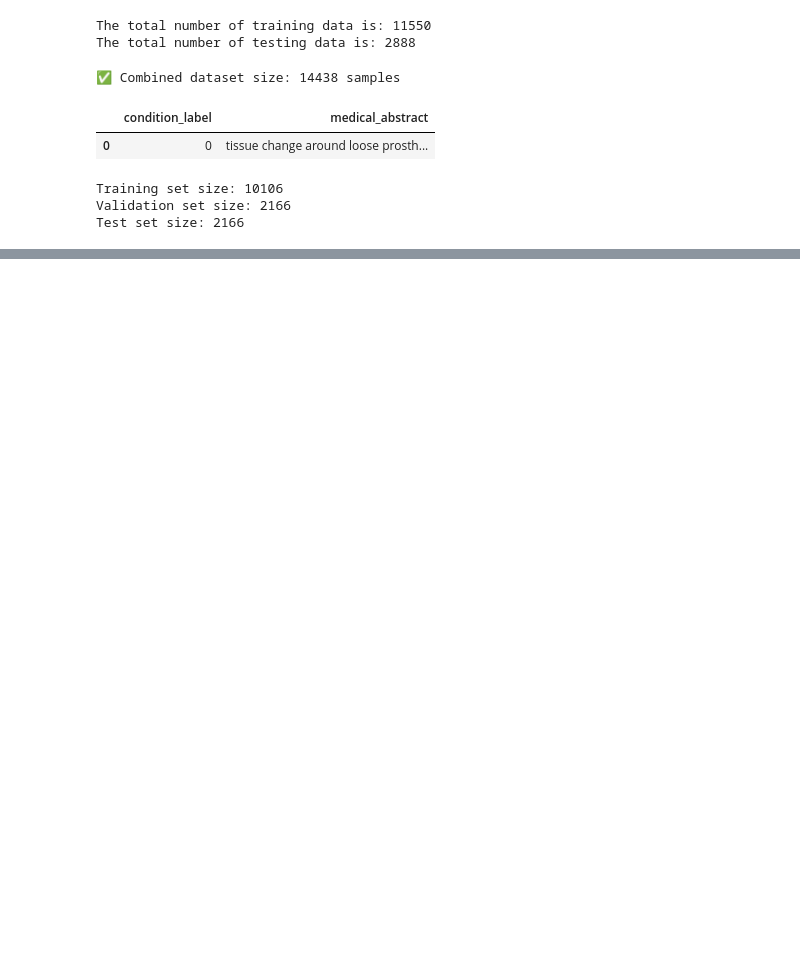
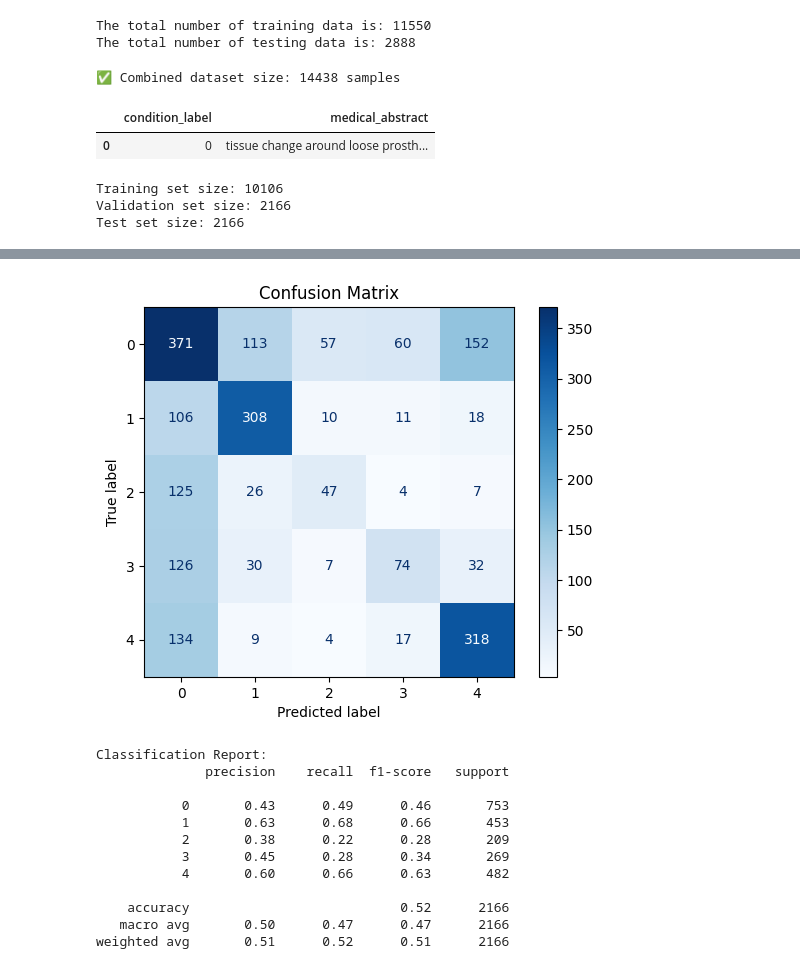
Before and after one commit to Dipkiran/Classifying-Medical-Notes-using-Multiple-Approaches, a Jupyter notebook: NN.ipynb, the cells around one changed output, grey strips where cells are left out. Saved outputs shown, nothing was run; the diff lists cells and outputs as text; code cells hidden in the pictures; blank space fills up the shorter version.

Commit message:
Added confusion matrix and classification report to Neural Network

```diff
--- a/NN.ipynb
+++ b/NN.ipynb
@@ -126,19 +144,28 @@ Best hyperparameters:
 # %%
-from tensorflow.keras.models import Sequential
-from tensorflow.keras.layers import Dense, Dropout
-from tensorflow.keras import regularizers
-
-
 input_dim = X_train.shape[1]
 
 model = Sequential([
-    Dense(128, input_dim=input_dim, kernel_regularizer=regularizers.l2(0.001), activation='relu'),
+    Dense(8, activation='relu', kernel_regularizer=regularizers.l2(0.001),
+          input_shape=(input_dim,)),
     Dropout(0.5),
-    # Dense(64, kernel_regularizer=regularizers.l2(0.001), activation='relu'),
-    # Dropout(0.2),
     Dense(5, activation='softmax')
 ])
-model.compile(loss='categorical_crossentropy', optimizer=Adam(learning_rate=0.001), metrics=['accuracy'])
-model.fit(X_train, y_train, epochs=10, batch_size=16, verbose=1)
+
+# Compile
+model.compile(
+    optimizer=Adam(learning_rate=0.001),
+    loss='categorical_crossentropy',
+    metrics=['accuracy']
+)
+
+# -------------------------------
+# 4. Early stopping
+# -------------------------------
+early_stop = EarlyStopping(
+    monitor='val_loss',
+    patience=5,
+    restore_best_weights=True
+)
+model.fit(X_train, y_train, epochs=10, batch_size=8, verbose=1)
 # %% [output]
 Epoch 1/10
@@ -215,0 +198,15 @@ ValueError: Argument `output` must have rank (ndim) `target.ndim - 1`. Received:
+# %%
+y_pred_probs = model.predict(X_test)
+y_pred = np.argmax(y_pred_probs, axis=1)
+y_true = np.argmax(y_test, axis=1)
+
+cm = confusion_matrix(y_true, y_pred)
+disp = ConfusionMatrixDisplay(confusion_matrix=cm, display_labels=y.unique())
+disp.plot(cmap='Blues')
+plt.title("Confusion Matrix")
+plt.show()
+
+# Classification report
+print("\nClassification Report:")
+print(classification_report(y_true, y_pred))
+# %% [output]
@@ -215,0 +214,13 @@ ValueError: Argument `output` must have rank (ndim) `target.ndim - 1`. Received:
+[figure, added]
+Classification Report:
+              precision    recall  f1-score   support
+
+           0       0.43      0.49      0.46       753
+           1       0.63      0.68      0.66       453
+           2       0.38      0.22      0.28       209
+           3       0.45      0.28      0.34       269
+           4       0.60      0.66      0.63       482
+
+    accuracy                           0.52      2166
+   macro avg       0.50      0.47      0.47      2166
+weighted avg       0.51      0.52      0.51      2166
```
Also changed, not shown: parts of 6 cells of this notebook.
